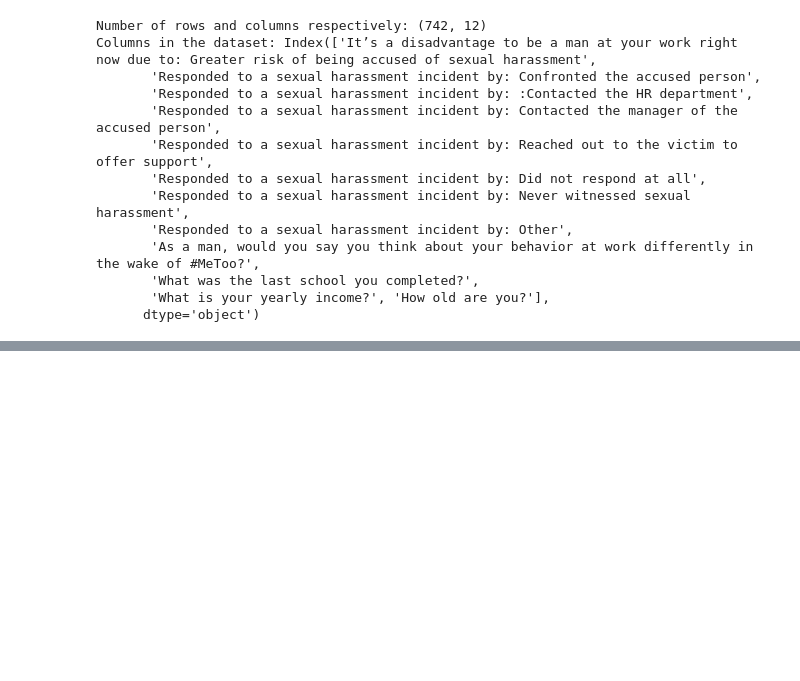
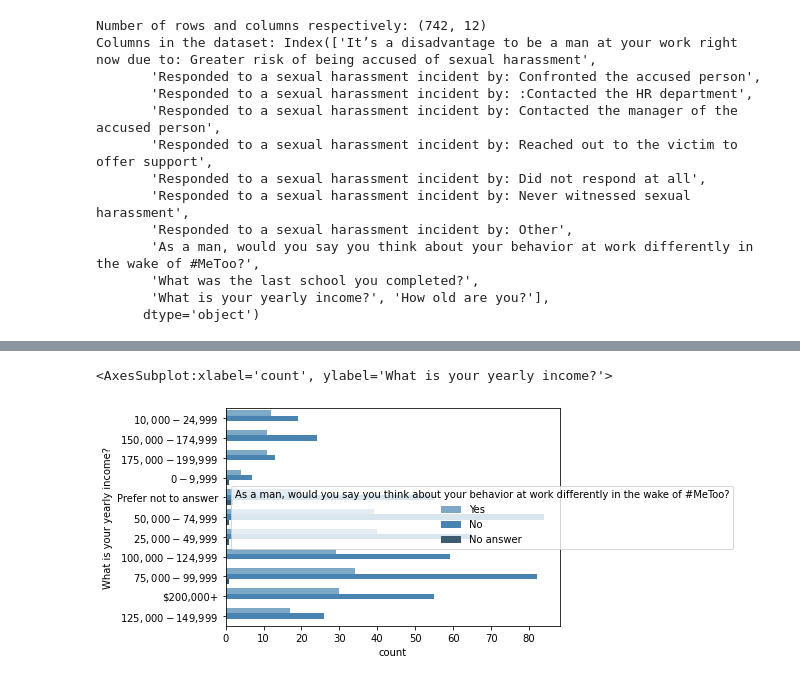
Before and after one commit to data301-2021-winter1/group20-project-, a Jupyter notebook: notebooks/analysis2.ipynb, the cells around one changed output, grey strips where cells are left out. Saved outputs shown, nothing was run; the diff lists cells and outputs as text; code cells hidden in the pictures; blank space fills up the shorter version.

```diff
--- a/notebooks/analysis2.ipynb
+++ b/notebooks/analysis2.ipynb
@@ -401,0 +414,5 @@ sur.describe(include='object').T
+# %%
+sns.countplot(y='What is your yearly income?', hue='As a man, would you say you think about your behavior at work differently in the wake of #MeToo?', data=sur, palette="Blues_d")
+# %% [output]
+<AxesSubplot:xlabel='count', ylabel='What is your yearly income?'>
+[figure, added]
```
Also changed, not shown: parts of 9 cells of this notebook.
